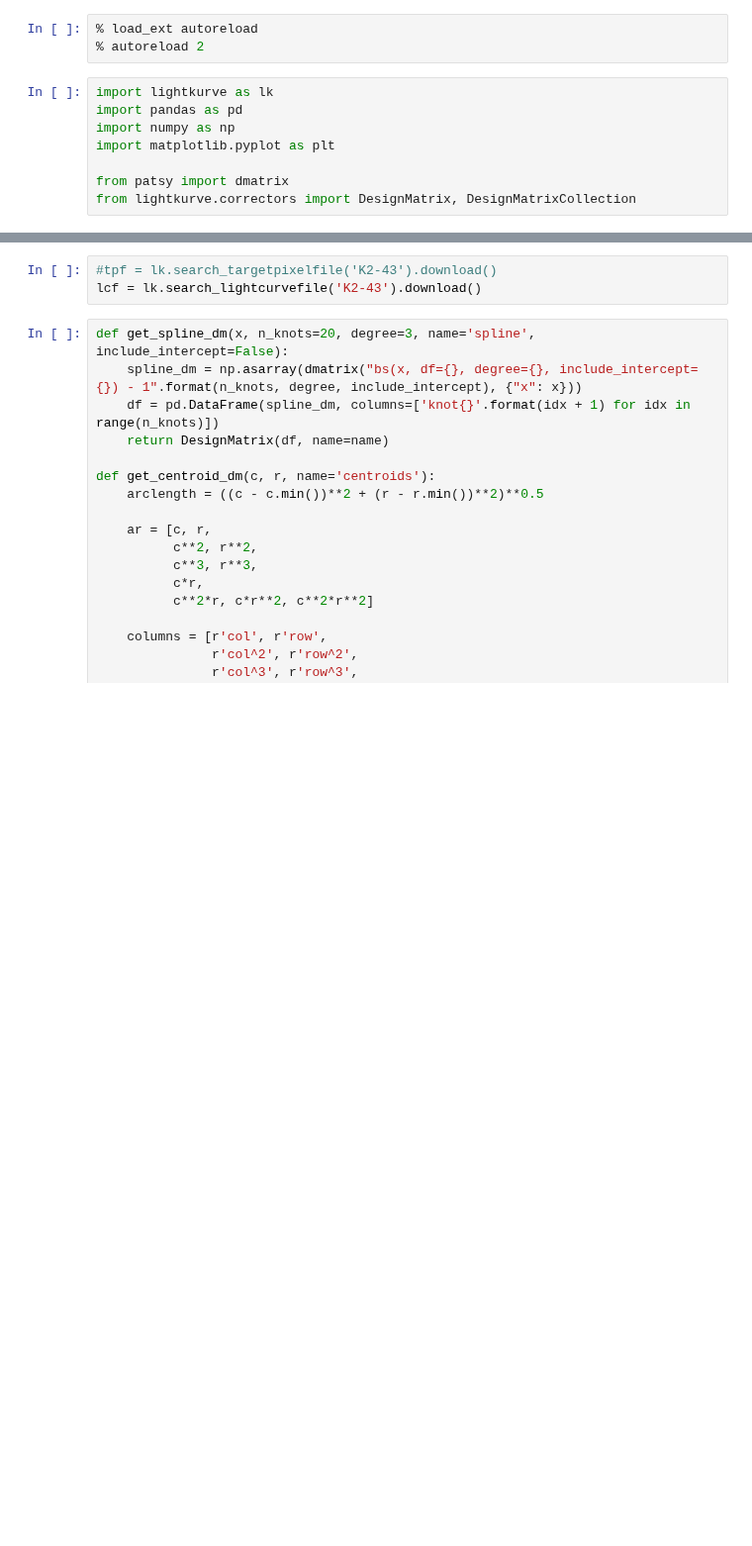
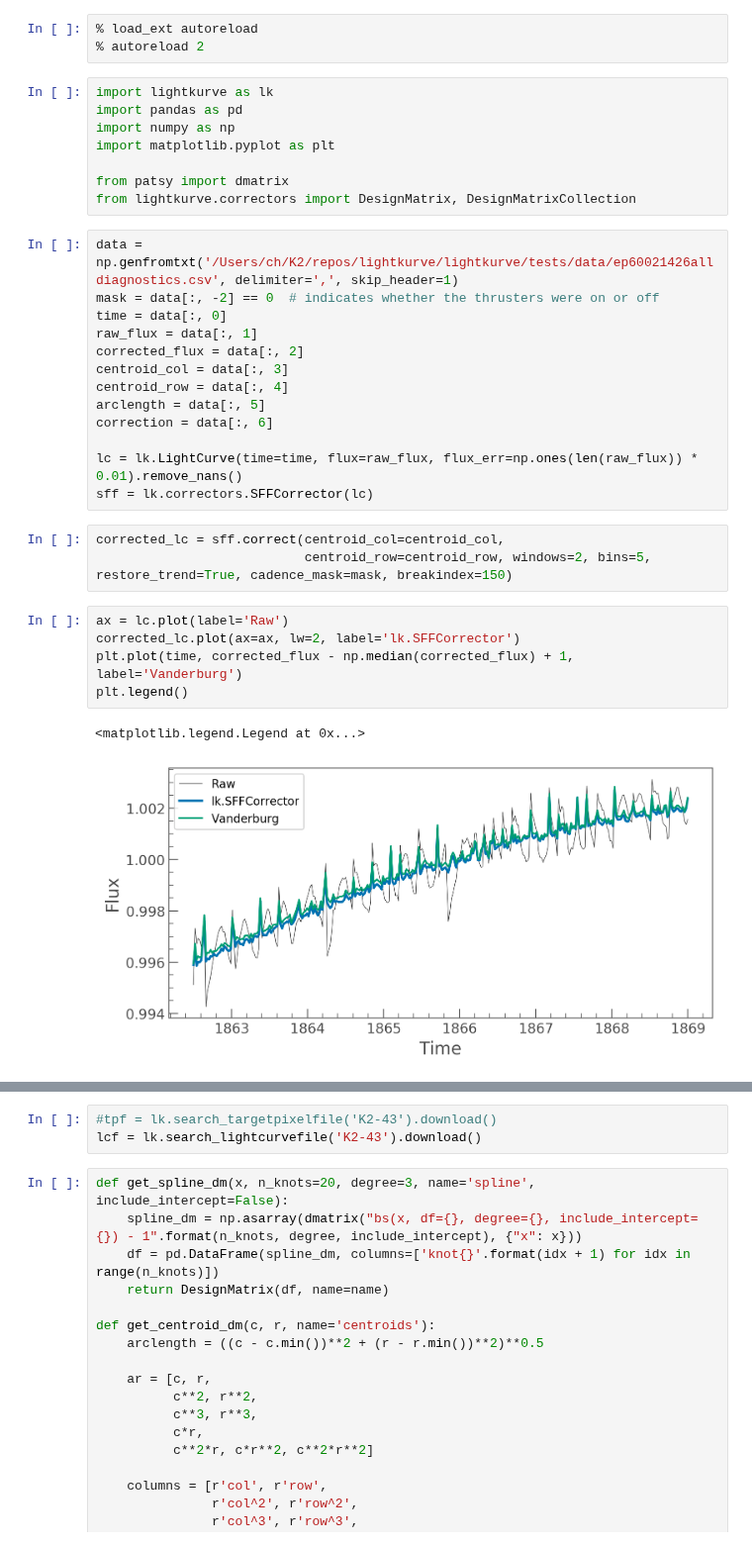
Before and after one commit to christinahedges/lightkurve, a Jupyter notebook: lightkurve/correctors/sandbox/dev.ipynb, the cells around one changed output, grey strips where cells are left out. Shown at 99% size. Cells and saved outputs as stored; diff of their text form; blank space fills up the shorter version.

Commit message:
changed corrector api, updated tests, updated docs

```diff
--- a/lightkurve/correctors/sandbox/dev.ipynb
+++ b/lightkurve/correctors/sandbox/dev.ipynb
@@ -9,3 +9,27 @@ import matplotlib.pyplot as plt
 
 from patsy import dmatrix
 from lightkurve.correctors import DesignMatrix, DesignMatrixCollection
+# %%
+data = np.genfromtxt('/Users/ch/K2/repos/lightkurve/lightkurve/tests/data/ep60021426alldiagnostics.csv', delimiter=',', skip_header=1)
+mask = data[:, -2] == 0  # indicates whether the thrusters were on or off
+time = data[:, 0]
+raw_flux = data[:, 1]
+corrected_flux = data[:, 2]
+centroid_col = data[:, 3]
+centroid_row = data[:, 4]
+arclength = data[:, 5]
+correction = data[:, 6]
+
+lc = lk.LightCurve(time=time, flux=raw_flux, flux_err=np.ones(len(raw_flux)) * 0.01).remove_nans()
+sff = lk.correctors.SFFCorrector(lc)
+# %%
+corrected_lc = sff.correct(centroid_col=centroid_col,
+                           centroid_row=centroid_row, windows=2, bins=5, restore_trend=True, cadence_mask=mask, breakindex=150)
+# %%
+ax = lc.plot(label='Raw')
+corrected_lc.plot(ax=ax, lw=2, label='lk.SFFCorrector')
+plt.plot(time, corrected_flux - np.median(corrected_flux) + 1, label='Vanderburg')
+plt.legend()
+# %% [output]
+<matplotlib.legend.Legend at 0x...>
+[figure, added]
```
Also changed, not shown: parts of 11 cells of this notebook, 5 other files.
